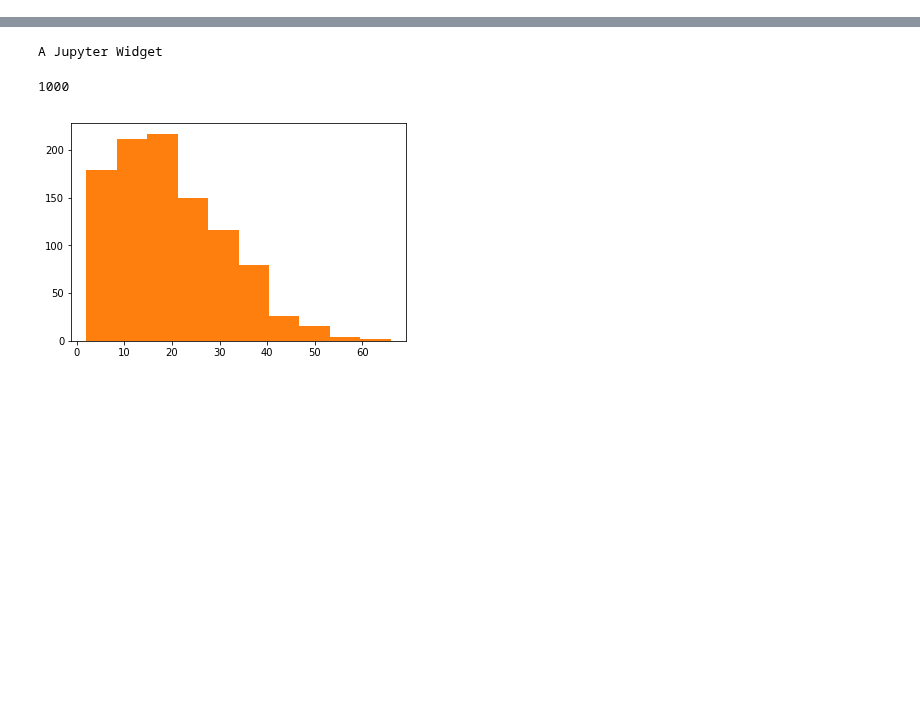
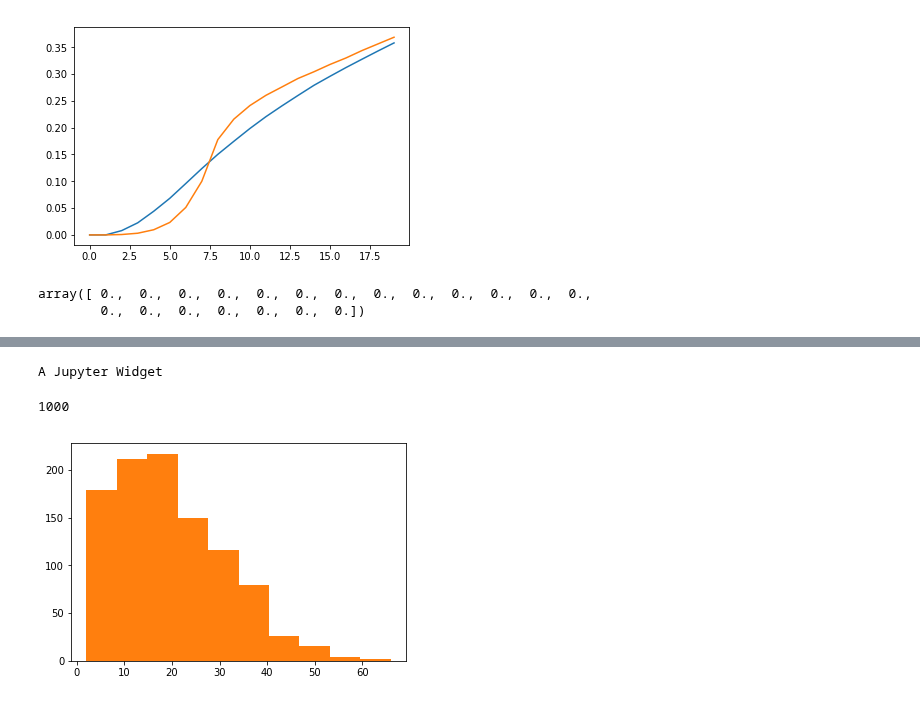
Before and after one commit to rykachevskiy/CRISPR, a Jupyter notebook: Probabilistic_model/PM, new annealing.ipynb, the cells around one changed output, grey strips where cells are left out. Drawn from its saved outputs; the diff is of its cells as text; code cells hidden in the pictures; blank space fills up the shorter version.

```diff
--- a/Probabilistic_model/PM, new annealing.ipynb
+++ b/Probabilistic_model/PM, new annealing.ipynb
@@ -281,3 +550,11 @@ initial_pops = []
 pcrs = []
 # %%
 from multiprocessing import Pool
+# %%
+ps = []
+for i in range(1000):
+    p0 = 0.09 + np.random.random() / 50
+    p1 = 0.01 + np.random.random() / 50
+    p2 = 1 - p0 - p1
+    p = [p0, p1, p2]
+    ps.append(p)
@@ -301,7 +621,7 @@ def f(pop):
 # %%
 initial_pops = []
-while len(initial_pops) < 1000:
-    pop = gen_initial_p(db, 5, 40)
+while len(initial_pops) < 32:
+    pop = generate_initial_population_2(50, 3, p_adoption = 0.2, p_cross=0.2, p_tree=0.2, v=0)
     if len(pop) > 0:
         initial_pops.append(pop)
 # %%
@@ -316,0 +637,2 @@ gr_list = []
+# %%
+target_pop = initial_pops[1]
@@ -316,0 +643,2 @@ gr_list = []
+# %%
+gr0, gr, ratios, ratios_unique, graphs = amplify(target_pop, 0.2, 0.2, cycles = 20, return_history=1, v=1)
@@ -316,0 +663,11 @@ gr_list = []
+# %%
+plt.plot(ratios)
+plt.plot(ratios_unique)
+plt.show()
+# %% [output]
+[figure, added]
+# %%
+graphs[:, 0, 0]
+# %% [output]
+array([ 0.,  0.,  0.,  0.,  0.,  0.,  0.,  0.,  0.,  0.,  0.,  0.,  0.,
+        0.,  0.,  0.,  0.,  0.,  0.,  0.])
```
Also changed, not shown: parts of 52 cells of this notebook, 3 other files.
